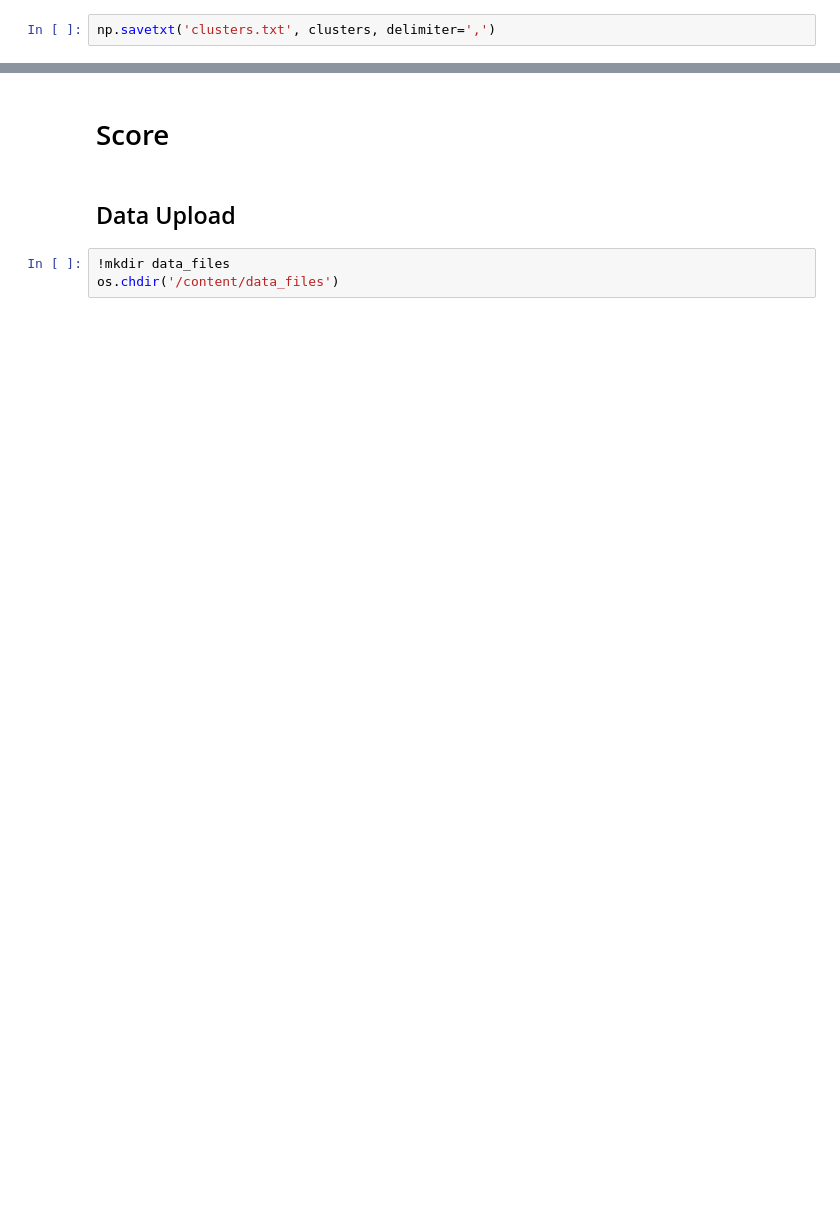
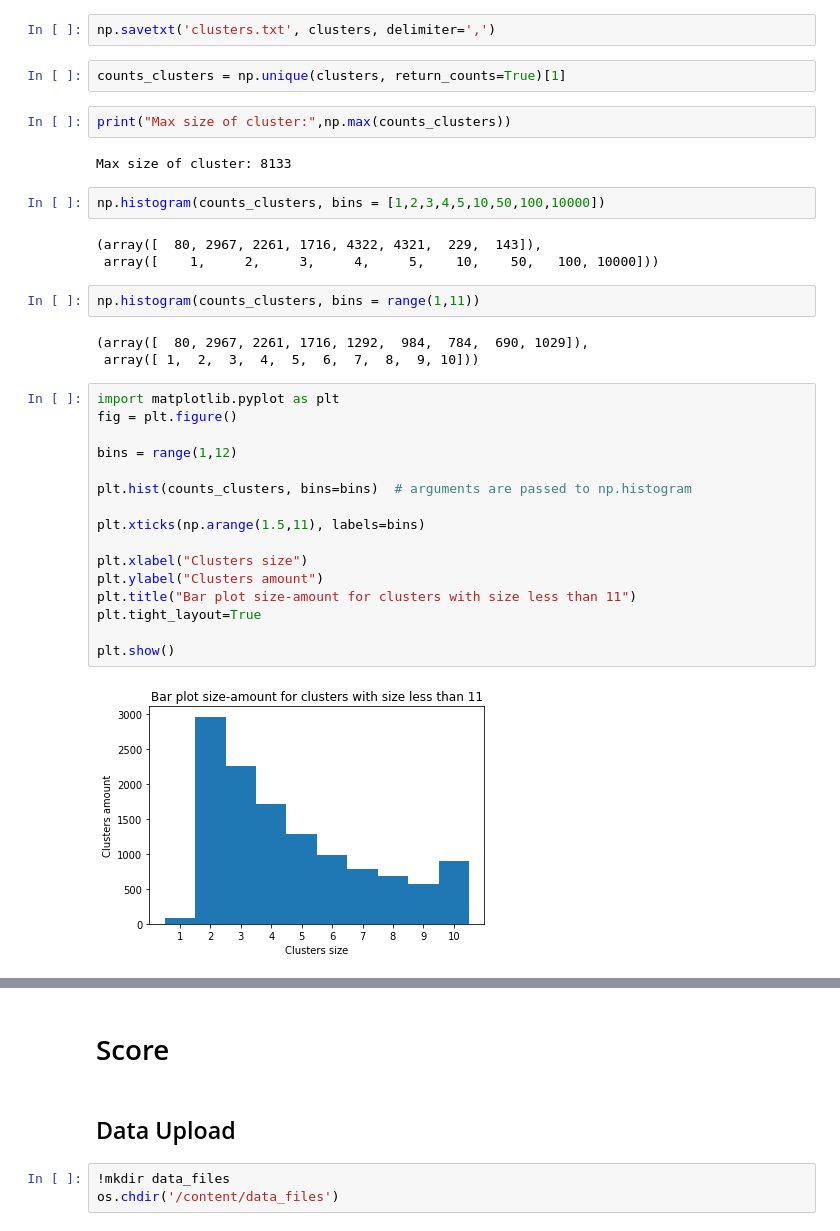
Before and after one commit to HollowPrincess/ML-introduction-2019, a Jupyter notebook: affinity_propagation/Affinity_Propagation.ipynb, the cells around one changed output, grey strips where cells are left out. Cells and saved outputs as stored; diff of their text form; blank space fills up the shorter version.

```diff
--- a/affinity_propagation/Affinity_Propagation.ipynb
+++ b/affinity_propagation/Affinity_Propagation.ipynb
@@ -116,2 +116,36 @@ len(np.unique(clusters))
 # %%
 np.savetxt('clusters.txt', clusters, delimiter=',')
+# %%
+counts_clusters = np.unique(clusters, return_counts=True)[1]
+# %%
+print("Max size of cluster:",np.max(counts_clusters))
+# %% [output]
+Max size of cluster: 8133
+# %%
+np.histogram(counts_clusters, bins = [1,2,3,4,5,10,50,100,10000])
+# %% [output]
+(array([  80, 2967, 2261, 1716, 4322, 4321,  229,  143]),
+ array([    1,     2,     3,     4,     5,    10,    50,   100, 10000]))
+# %%
+np.histogram(counts_clusters, bins = range(1,11))
+# %% [output]
+(array([  80, 2967, 2261, 1716, 1292,  984,  784,  690, 1029]),
+ array([ 1,  2,  3,  4,  5,  6,  7,  8,  9, 10]))
+# %%
+import matplotlib.pyplot as plt
+fig = plt.figure()
+
+bins = range(1,12)
+
+plt.hist(counts_clusters, bins=bins)  # arguments are passed to np.histogram
+
+plt.xticks(np.arange(1.5,11), labels=bins)
+
+plt.xlabel("Clusters size")
+plt.ylabel("Clusters amount")
+plt.title("Bar plot size-amount for clusters with size less than 11")
+plt.tight_layout=True
+
+plt.show()
+# %% [output]
+[figure, added]
```
Also changed, not shown: parts of 8 cells of this notebook, 2 other files.
